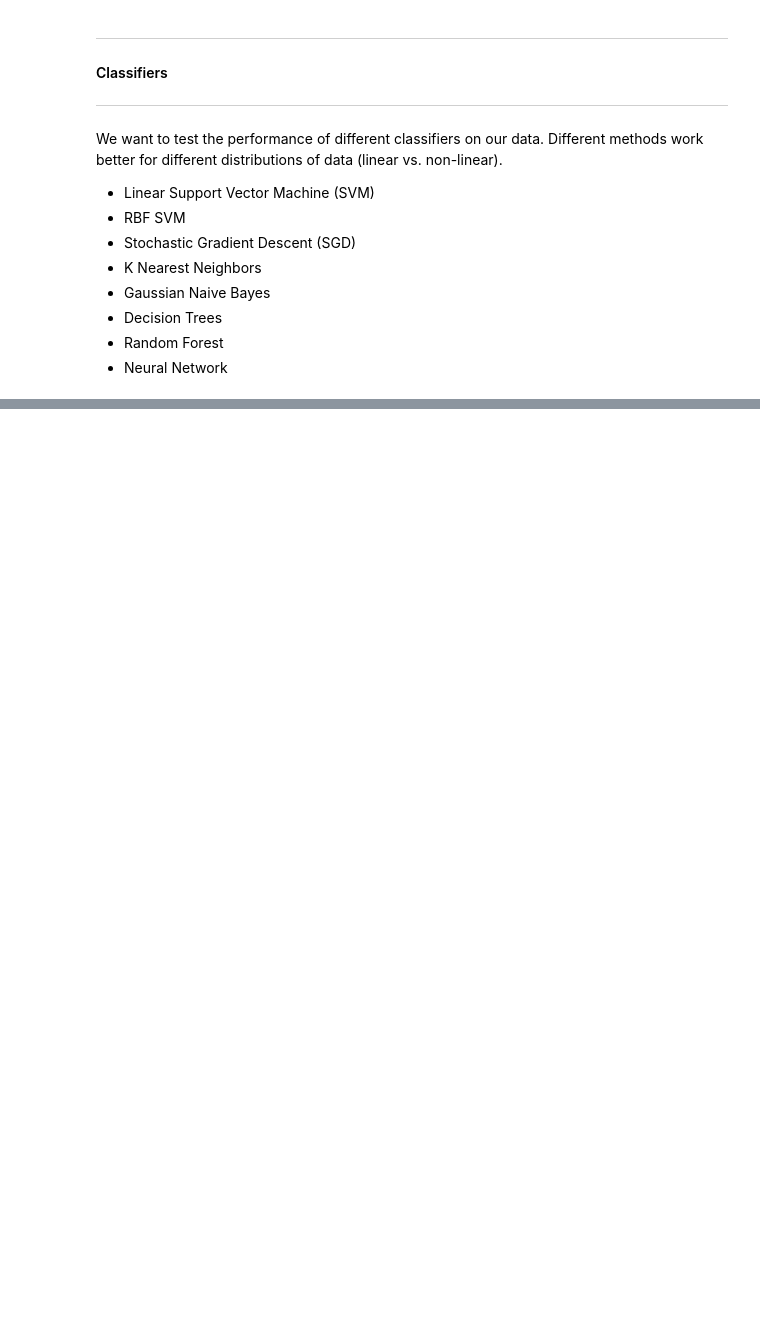
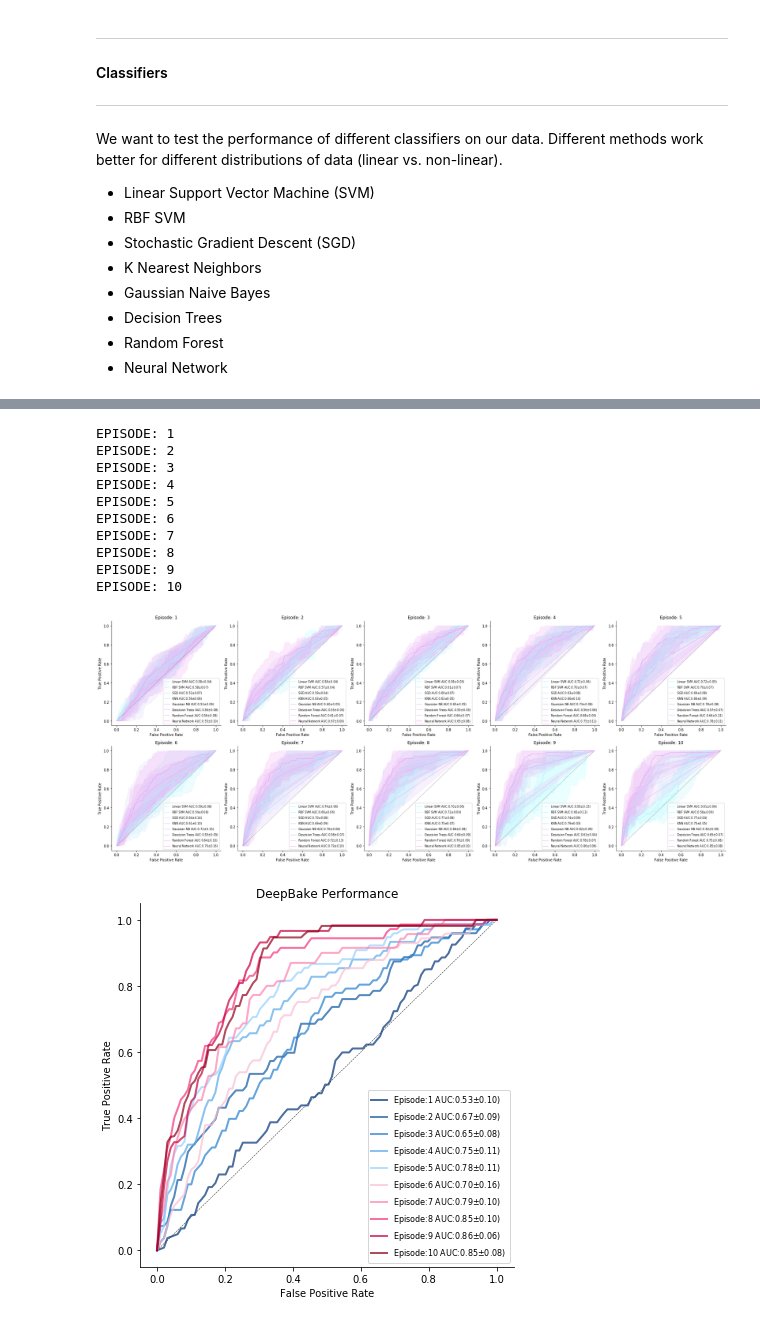
Before and after one commit to dantaki/DeepBake, a Jupyter notebook: NOTEBOOKS/gbbo.technical.feature.training.20190907.ipynb, the cells around one changed output, grey strips where cells are left out. Saved outputs shown, nothing was run; the diff lists cells and outputs as text; code cells hidden in the pictures; blank space fills up the shorter version.

```diff
--- a/NOTEBOOKS/gbbo.technical.feature.training.20190907.ipynb
+++ b/NOTEBOOKS/gbbo.technical.feature.training.20190907.ipynb
@@ -134,0 +273,32 @@ def gbbo_loo(df,clfs):
+# %%
+#minmax scaling
+feats = ['tech_mean','tech']
+results = gbbo_loo(mms,clfs,feats)
+episodes = sorted(list(set(mms['episode'])))
+n_rows = 2
+n_cols = int(len(episodes)/2)
+sz = 5
+f, axes = plt.subplots(n_rows,n_cols,figsize=(n_cols*sz,n_rows*sz))
+plot_results(results,episodes,axes)
+f.tight_layout()
+f.savefig("../FIGURES/gbbo.technical.loo.minmax.clf.results.{}.png".format(timestamp()),dpi=500)
+f.show()
+
+f, ax = plt.subplots(1,1,figsize=(6,6))
+plot_nn_results(results,episodes,ax)
+f.tight_layout()
+f.savefig("../FIGURES/gbbo.technical.loo.minmax.deepbake.results.{}.png".format(timestamp()),dpi=500)
+f.show()
+# %% [output]
+EPISODE: 1
+EPISODE: 2
+EPISODE: 3
+EPISODE: 4
+EPISODE: 5
+EPISODE: 6
+EPISODE: 7
+EPISODE: 8
+EPISODE: 9
+EPISODE: 10
+[figure, added]
+[figure, added]
```
Also changed, not shown: parts of 13 cells of this notebook, 7 other files.
